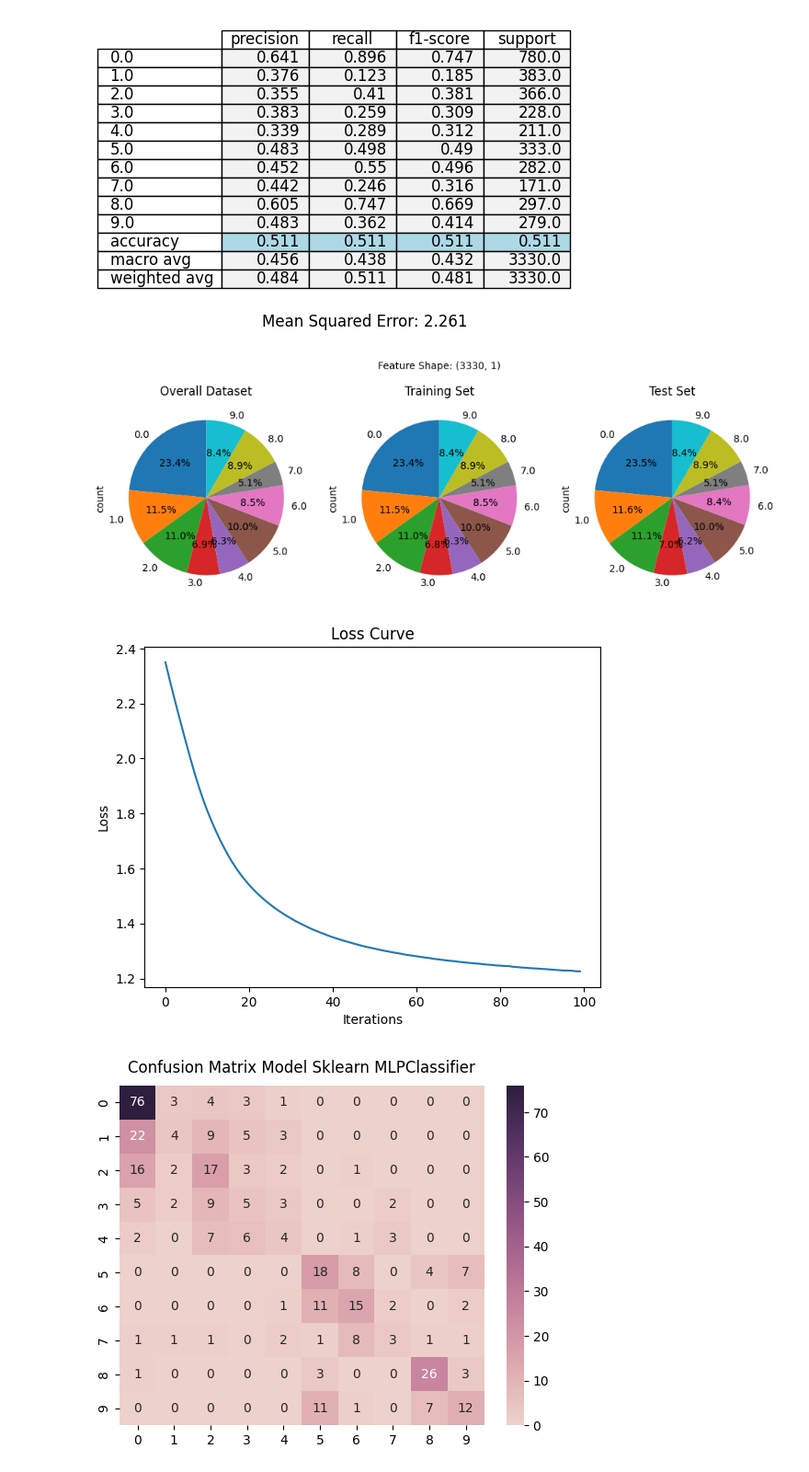
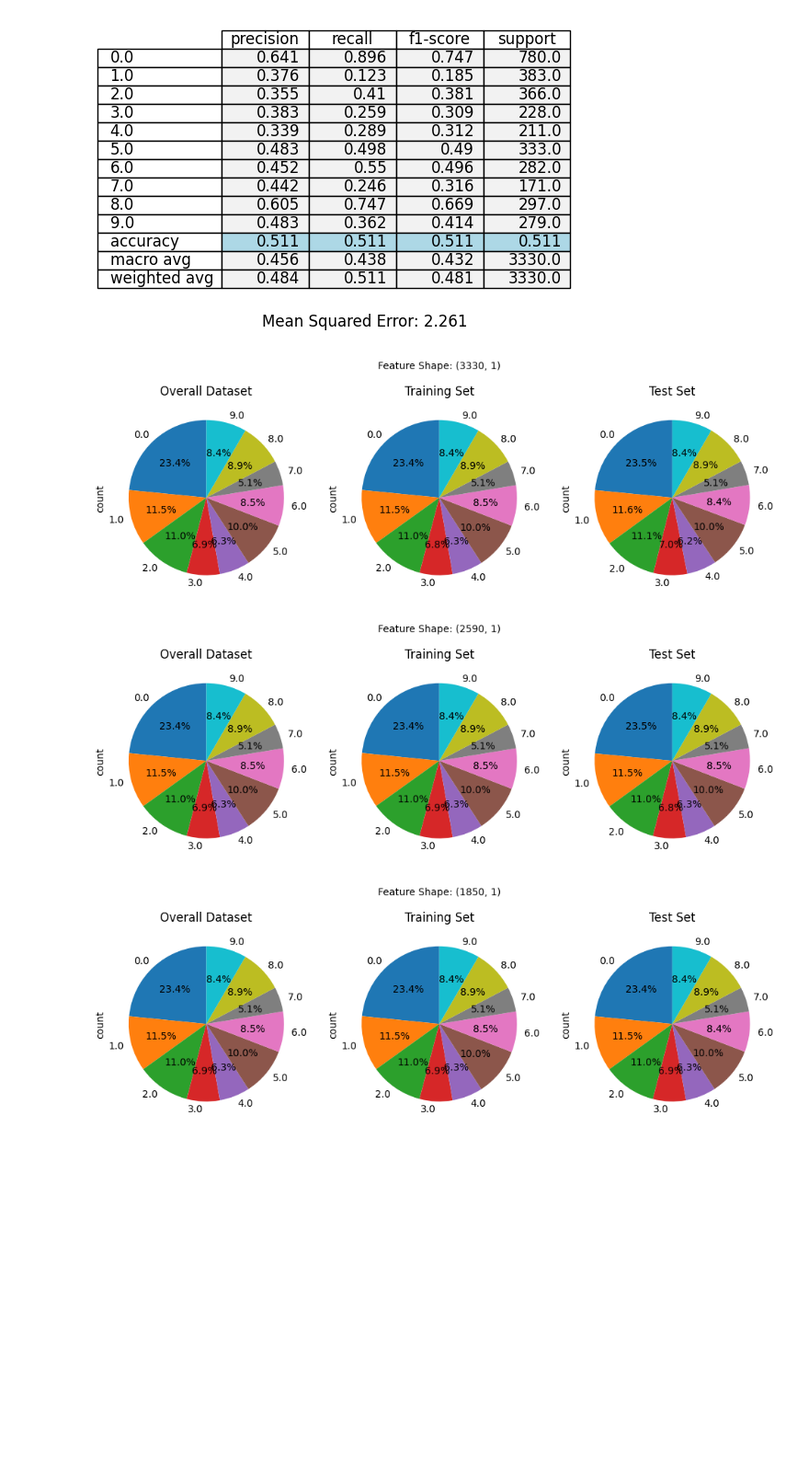
Before and after one commit to WawanWidiantara/Multi-Layer-Perceptron, a Jupyter notebook: MLP-sklearn.ipynb, the cells around one changed output. Shown at 92% size. Drawn from its saved outputs; the diff is of its cells as text; code cells hidden in the pictures; blank space fills up the shorter version.

```diff
--- a/MLP-sklearn.ipynb
+++ b/MLP-sklearn.ipynb
@@ -366,81 +368,32 @@ plt.show()
 # %%
 config = [0.1, 0.3, 0.5]
 
 for i in config:
     x_train, x_test, y_train, y_test = train_test_split(features, label, test_size=i, random_state=42, stratify=label)
     s_train = pd.DataFrame(y_train, columns=['Satisfaction'])
     s_test = pd.DataFrame(y_test, columns=['Satisfaction'])
 
     sorted_train = s_train['Satisfaction'].value_counts().sort_index()
     sorted_test = s_test['Satisfaction'].value_counts().sort_index()
     sorted_data = data['Satisfaction'].value_counts().sort_index()
 
     plt.figure(figsize=(12, 5))
 
     plt.subplot(1, 3, 2)
     plt.title('Training Set')
     plt.text(0, 1.7, f'Feature Shape: {s_train.shape}', horizontalalignment='center', verticalalignment='center')
     sorted_train.plot.pie(autopct='%1.1f%%', startangle=90)
 
     plt.subplot(1, 3, 3)
     plt.title('Test Set')
     sorted_test.plot.pie(autopct='%1.1f%%', startangle=90)
 
     plt.subplot(1, 3, 1)
     plt.title('Overall Dataset')
     sorted_data.plot.pie(autopct='%1.1f%%', startangle=90)
 
     plt.show()
-
-    scaler = StandardScaler()
-    x_train = scaler.fit_transform(x_train)
-    x_test = scaler.transform(x_test)
-
-    x_train = pd.DataFrame(x_train)
-    x_test = pd.DataFrame(x_test)
-
-    correlation_matrix = pd.DataFrame(x_train).corr()
-
-    upper_tri = correlation_matrix.where(np.triu(np.ones(correlation_matrix.shape),k=1).astype(bool))
-    to_drop = [column for column in upper_tri.columns if any(upper_tri[column] > 0.9)]
-
-    x_train = x_train.drop(x_train.columns[to_drop], axis=1)
-    x_test = x_test.drop(x_test.columns[to_drop], axis=1)
-
-    #! edit mulai disini
-    mlp = MLPClassifier(hidden_layer_sizes=(128,64,32), max_iter=100, activation='relu', solver='adam', random_state=42, learning_rate_init=0.0001, learning_rate='constant')
-    mlp.fit(x_train, y_train)
-    #! sampe sini
-
-    plt.plot(mlp.loss_curve_)
-    plt.title('Loss Curve')
-    plt.xlabel('Iterations')
-    plt.ylabel('Loss')
-    plt.show()
-
-    predict = mlp.predict(x_test)
-    confussion_matrix = confusion_matrix(y_test, predict)
-    plot_cm(confussion_matrix, 'Model Sklearn MLPClassifier')
-
-    model1_report = classification_report(y_test, predict, output_dict=True)
-    report1 = pd.DataFrame(model1_report).transpose()
-    report1 = report1.round(3)
-    mse_value1 = mean_squared_error(y_test, predict)
-    report_maker(report1, mse_value1, i, 'test')
-
-    plt.savefig(f'report-jpeg/report-test-config-{i}.jpg', transparent=False, dpi=150)
-    plt.show()
-
-    predict = mlp.predict(x_train)
-    confusion_matrix_result = confusion_matrix(y_train, predict)
-    plot_cm(confusion_matrix_result, 'Model Sklearn MLPClassifier')
-
-    model_report = classification_report(y_train, predict, output_dict=True)
-    report = pd.DataFrame(model_report).transpose()
-    report = report.round(3)
-    mse_value = mean_squared_error(y_train, predict)
-    report_maker(report, mse_value, i, 'train')
 # %% [output]
 [figure]
-[figure, old version]
+[figure, new version]
-[figure, old version]
+[figure, new version]
```
Also changed, not shown: parts of 6 cells of this notebook, 17 other files.
